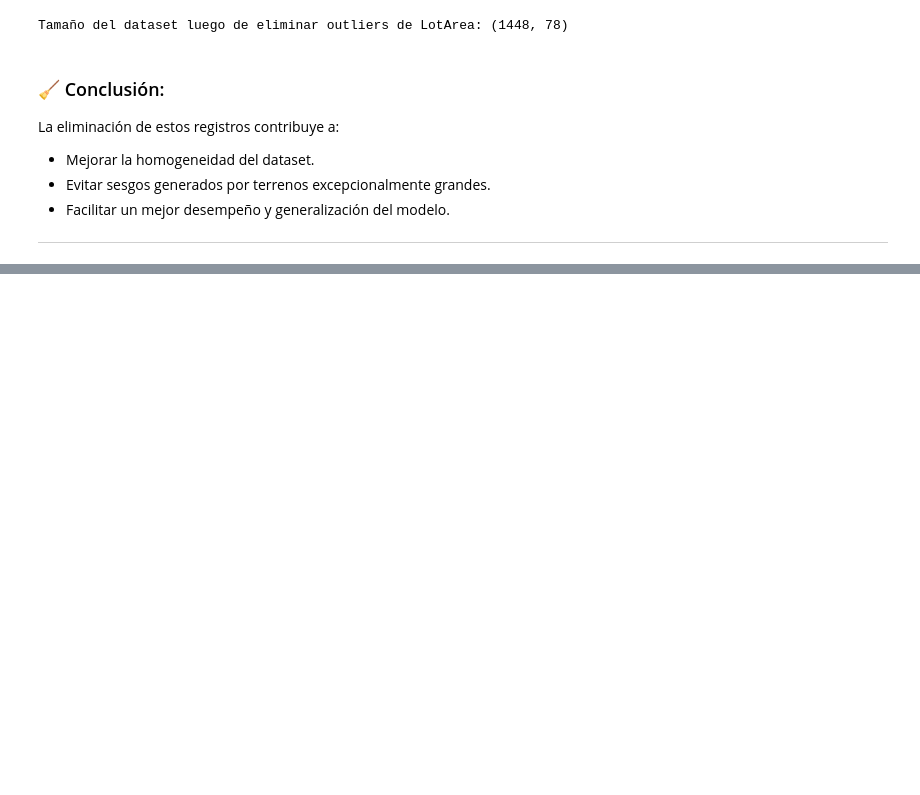
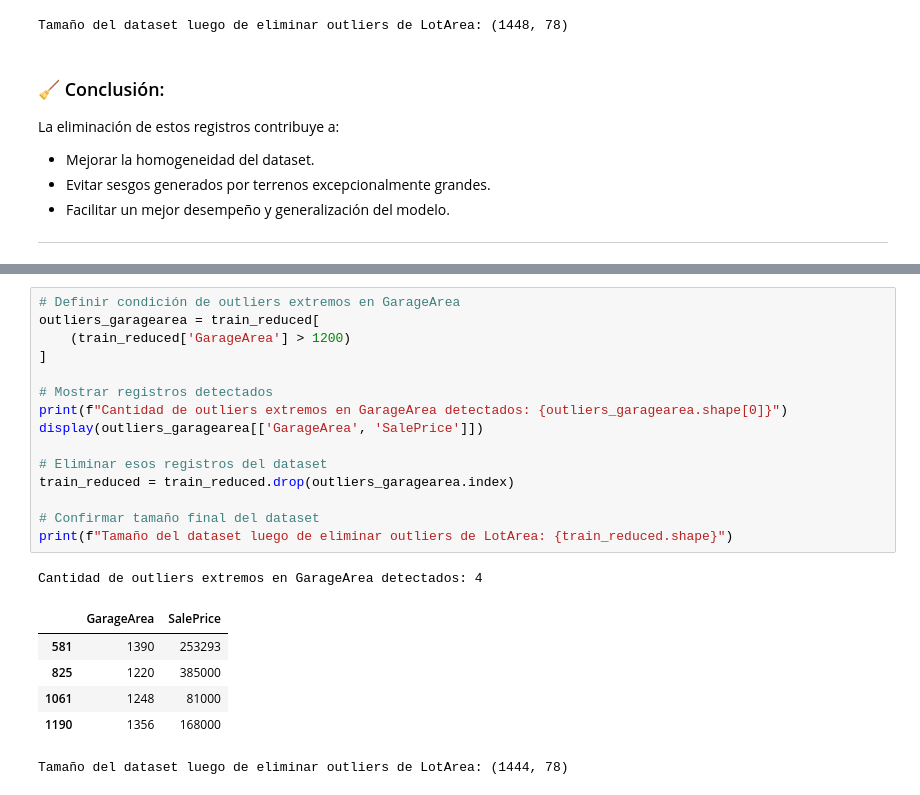
Before and after one commit to paulairazoqui/Home-data-for-ML-course, a Jupyter notebook: EDA y ETL.ipynb, the cells around one changed output, grey strips where cells are left out. Saved outputs shown, nothing was run; the diff lists cells and outputs as text; blank space fills up the shorter version.

Commit message:
eda outliers

```diff
--- a/EDA y ETL.ipynb
+++ b/EDA y ETL.ipynb
@@ -892,0 +904,23 @@ La eliminación de estos registros contribuye a:
+# %%
+# Definir condición de outliers extremos en GarageArea
+outliers_garagearea = train_reduced[
+    (train_reduced['GarageArea'] > 1200)
+]
+
+# Mostrar registros detectados
+print(f"Cantidad de outliers extremos en GarageArea detectados: {outliers_garagearea.shape[0]}")
+display(outliers_garagearea[['GarageArea', 'SalePrice']])
+
+# Eliminar esos registros del dataset
+train_reduced = train_reduced.drop(outliers_garagearea.index)
+
+# Confirmar tamaño final del dataset
+print(f"Tamaño del dataset luego de eliminar outliers de LotArea: {train_reduced.shape}")
+# %% [output]
+Cantidad de outliers extremos en GarageArea detectados: 4
+|  | GarageArea | SalePrice |
+| 581 | 1390 | 253293 |
+| 825 | 1220 | 385000 |
+| 1061 | 1248 | 81000 |
+| 1190 | 1356 | 168000 |
+Tamaño del dataset luego de eliminar outliers de LotArea: (1444, 78)
```
Also changed, not shown: parts of 5 cells of this notebook.
